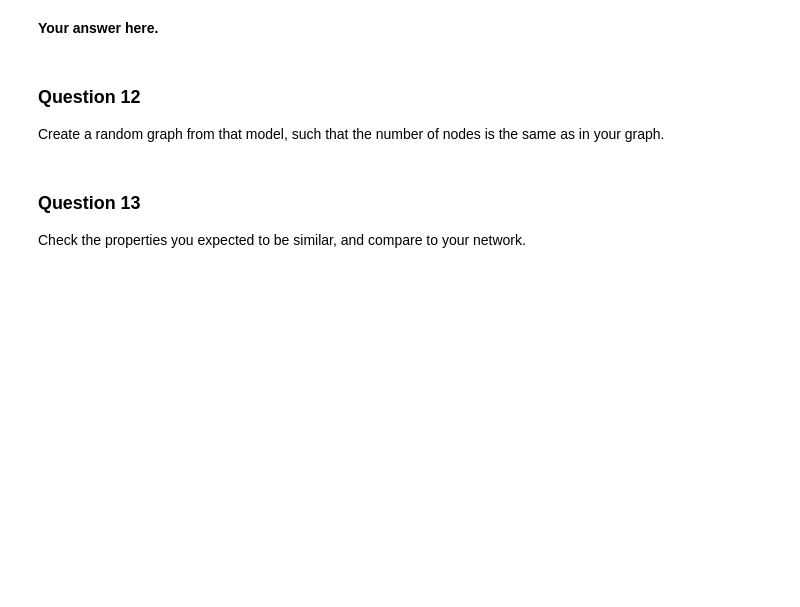
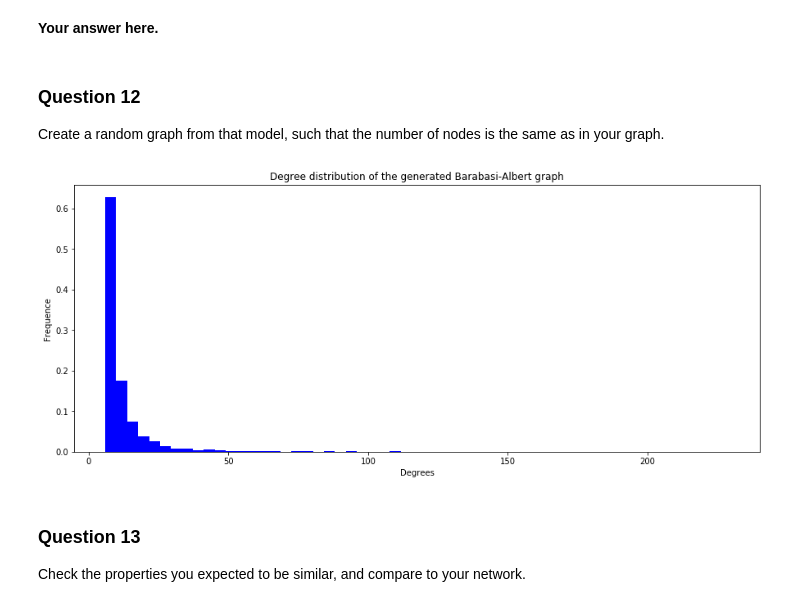
Before and after one commit to AmauV/NTDS, a Jupyter notebook: 2_network_models.ipynb, the cells around one changed output. Cells and saved outputs as stored; diff of their text form; code cells hidden in the pictures; blank space fills up the shorter version.

```diff
--- a/2_network_models.ipynb
+++ b/2_network_models.ipynb
@@ -375,0 +377,2 @@ Create a random graph from that model, such that the number of nodes is the same
+# %%
+nx_ba_graph = nx.barabasi_albert_graph(n_nodes, 6, seed=None)
@@ -376,3 +381,17 @@ Create a random graph from that model, such that the number of nodes is the same
+# %%
+nx_ba_degrees = sorted([d for n, d in nx_ba_graph.degree()], reverse=True)
+# %%
+#Computation of the weights
+weights_graph = np.ones_like(nx_ba_degrees) / float(n_nodes)
+
+plt.figure(figsize=(15,6))
+plt.hist(nx_ba_degrees, weights=weights_graph, bins=int(np.sqrt(n_nodes)), color='b')
+plt.title('Degree distribution of the generated Barabasi-Albert graph')
+plt.xlabel('Degrees')
+plt.ylabel('Frequence')
+plt.show()
+# %% [output]
+[figure, added]
 # %% [markdown]
 ### Question 13
 
```
Also changed, not shown: parts of 14 cells of this notebook, 1 other file.
